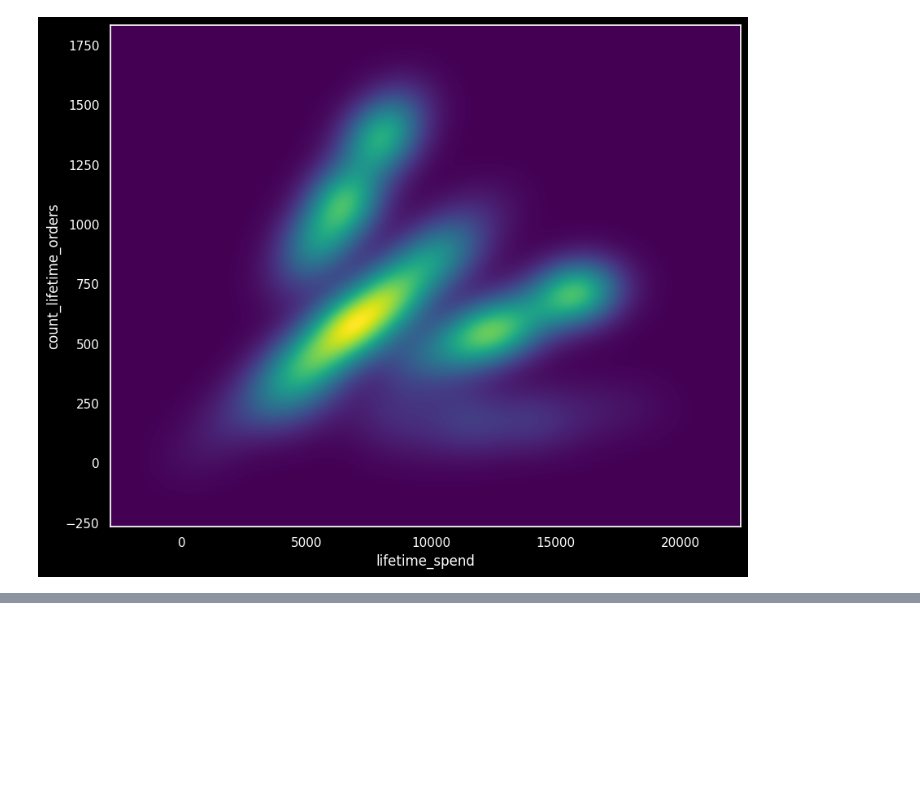
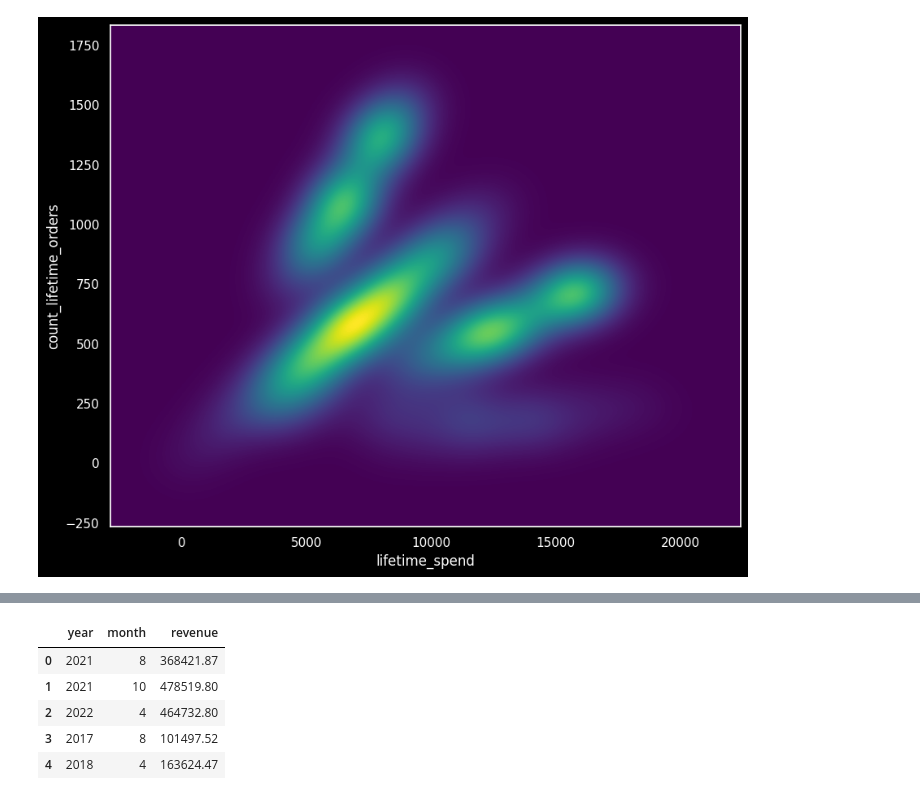
Before and after one commit to dbt-labs/dbt-demo-data, a Jupyter notebook: ibis.ipynb, the cells around one changed output, grey strips where cells are left out. Drawn from its saved outputs; the diff is of its cells as text; code cells hidden in the pictures; blank space fills up the shorter version.

```diff
--- a/ibis.ipynb
+++ b/ibis.ipynb
@@ -416,0 +500,17 @@ sns.kdeplot(
+# %%
+monthly_revenue = (
+    orders.mutate(
+        year=orders.ordered_at.year(),
+        month=orders.ordered_at.month(),
+    )
+    .group_by(["year", "month"])
+    .aggregate(revenue=revenue.sum())
+)
+monthly_revenue.limit(5).execute()
+# %% [output]
+|  | year | month | revenue |
+| 0 | 2021 | 8 | 368421.87 |
+| 1 | 2021 | 10 | 478519.80 |
+| 2 | 2022 | 4 | 464732.80 |
+| 3 | 2017 | 8 | 101497.52 |
+| 4 | 2018 | 4 | 163624.47 |
```
Also changed, not shown: parts of 14 cells of this notebook.
